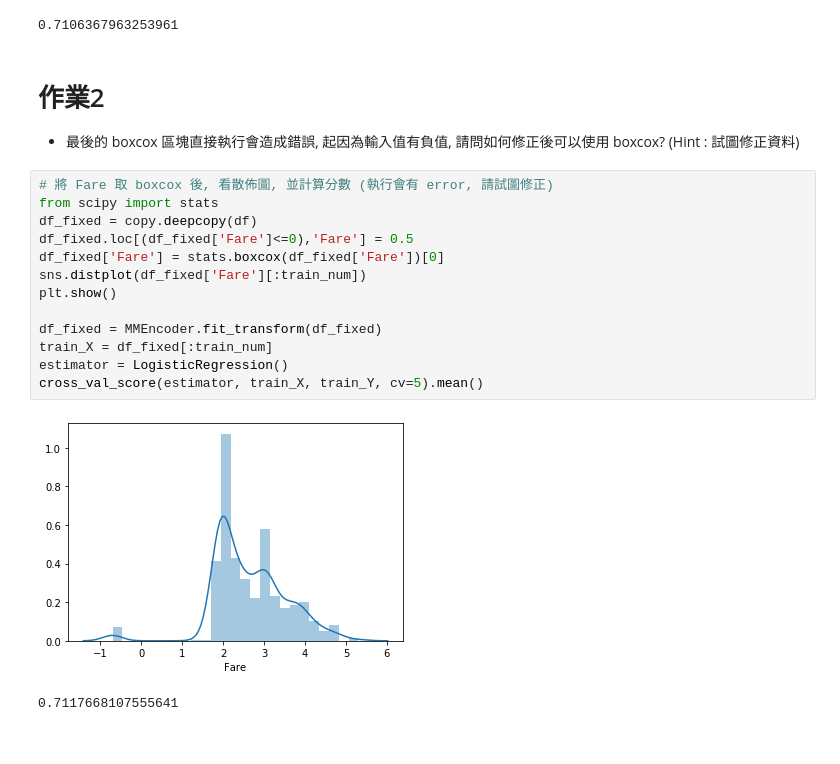
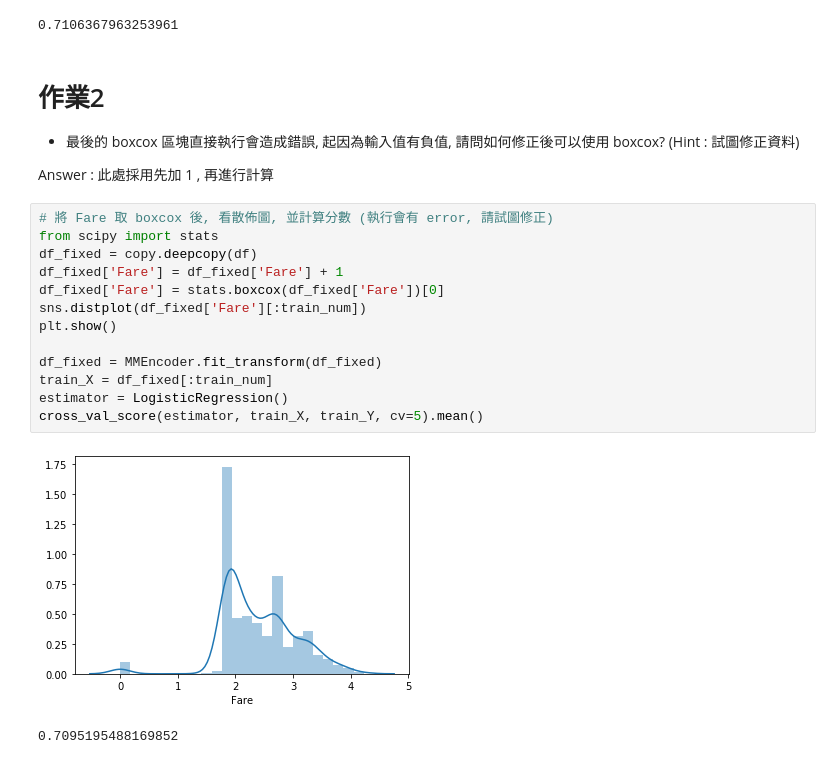
Before and after one commit to chinghancheng/1st-DL-CVMarathon, a Jupyter notebook: Homework/Day_023_HW.ipynb, the cells around one changed output. Saved outputs shown, nothing was run; the diff lists cells and outputs as text.

```diff
--- a/Homework/Day_023_HW.ipynb
+++ b/Homework/Day_023_HW.ipynb
@@ -92,19 +92,21 @@ cross_val_score(estimator, train_X, train_Y, cv=5).mean()
 # %% [markdown]
 # 作業2
 * 最後的 boxcox 區塊直接執行會造成錯誤, 起因為輸入值有負值, 請問如何修正後可以使用 boxcox? (Hint : 試圖修正資料)
+
+Answer : 此處採用先加 1 , 再進行計算
 # %%
 # 將 Fare 取 boxcox 後, 看散佈圖, 並計算分數 (執行會有 error, 請試圖修正)
 from scipy import stats
 df_fixed = copy.deepcopy(df)
-df_fixed.loc[(df_fixed['Fare']<=0),'Fare'] = 0.5
+df_fixed['Fare'] = df_fixed['Fare'] + 1
 df_fixed['Fare'] = stats.boxcox(df_fixed['Fare'])[0]
 sns.distplot(df_fixed['Fare'][:train_num])
 plt.show()
 
 df_fixed = MMEncoder.fit_transform(df_fixed)
 train_X = df_fixed[:train_num]
 estimator = LogisticRegression()
 cross_val_score(estimator, train_X, train_Y, cv=5).mean()
 # %% [output]
-[figure, old version]
+[figure, new version]
-0.7117668107555641
+0.7095195488169852
```
